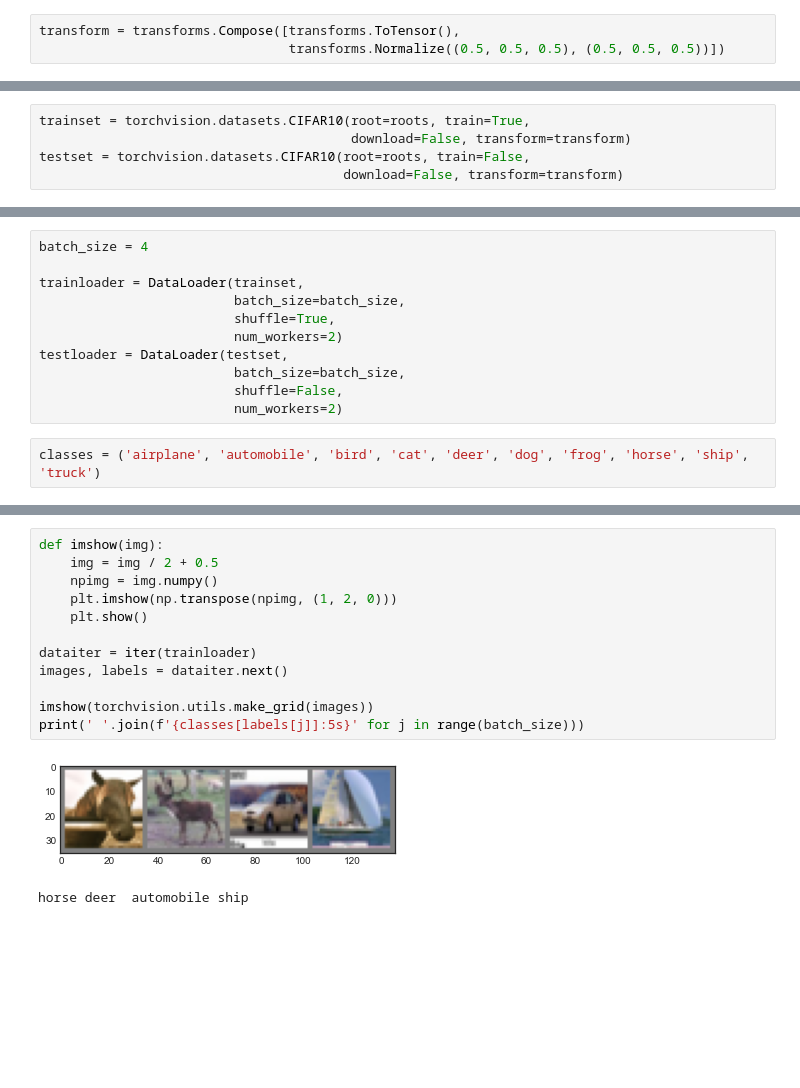
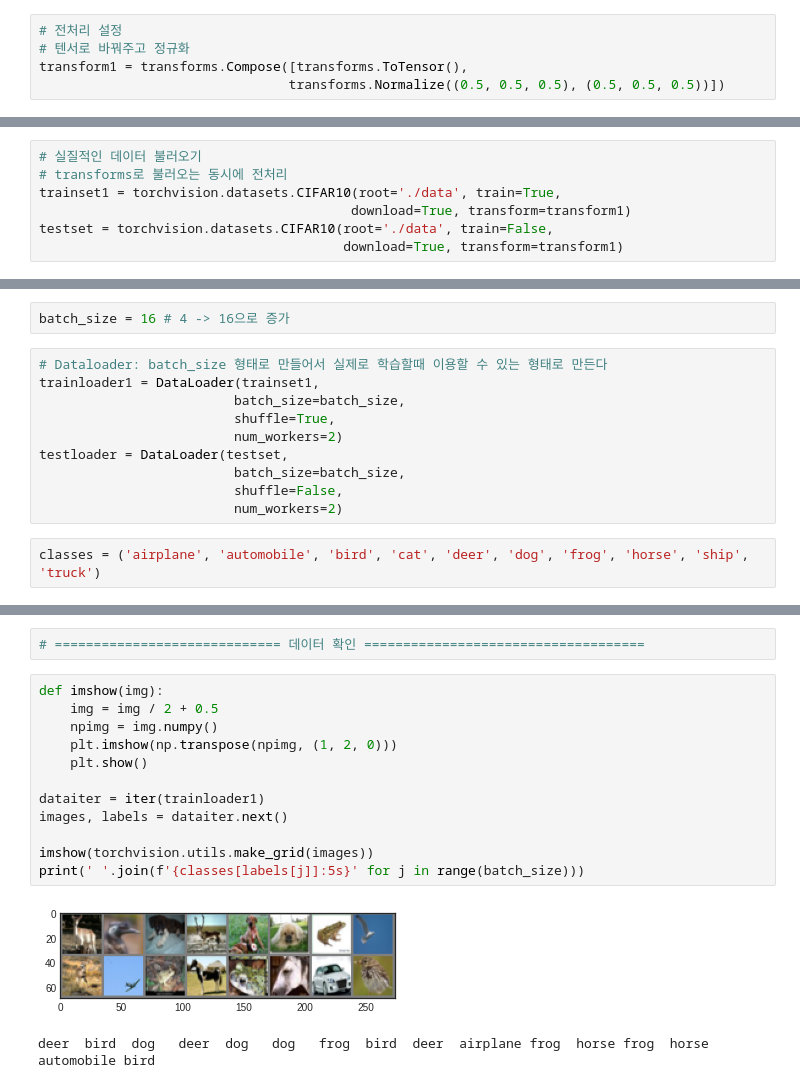
Before and after one commit to chaeminsoo/cifar-10, a Jupyter notebook: cifar_10.ipynb, the cells around one changed output, grey strips where cells are left out. Cells and saved outputs as stored; diff of their text form; blank space fills up the shorter version.

```diff
--- a/cifar_10.ipynb
+++ b/cifar_10.ipynb
@@ -27,4 +36,6 @@ NVIDIA GeForce GTX 1050
 device(type='cuda')
 # %%
-transform = transforms.Compose([transforms.ToTensor(),
+# 전처리 설정
+# 텐서로 바꿔주고 정규화
+transform1 = transforms.Compose([transforms.ToTensor(),
                                 transforms.Normalize((0.5, 0.5, 0.5), (0.5, 0.5, 0.5))])
@@ -33,5 +42,7 @@ roots = 'C:/Users/chica/OneDrive/바탕 화면/it관련/data'#/cifar-10-batches-
 # %%
-trainset = torchvision.datasets.CIFAR10(root=roots, train=True,
-                                        download=False, transform=transform)
-testset = torchvision.datasets.CIFAR10(root=roots, train=False,
-                                       download=False, transform=transform)
+# 실질적인 데이터 불러오기
+# transforms로 불러오는 동시에 전처리
+trainset1 = torchvision.datasets.CIFAR10(root='./data', train=True,
+                                        download=True, transform=transform1)
+testset = torchvision.datasets.CIFAR10(root='./data', train=False,
+                                       download=True, transform=transform1)
@@ -38,7 +52,8 @@ testset = torchvision.datasets.CIFAR10(root=roots, train=False,
+# %%
+batch_size = 16 # 4 -> 16으로 증가
 # %%
-batch_size = 4
-
-trainloader = DataLoader(trainset,
+# Dataloader: batch_size 형태로 만들어서 실제로 학습할때 이용할 수 있는 형태로 만든다
+trainloader1 = DataLoader(trainset1,
                          batch_size=batch_size,
                          shuffle=True,
                          num_workers=2)
@@ -51,15 +86,17 @@ classes = ('airplane', 'automobile', 'bird', 'cat', 'deer', 'dog', 'frog', 'hors
+# %%
+# ============================= 데이터 확인 ====================================
 # %%
 def imshow(img):
     img = img / 2 + 0.5
     npimg = img.numpy()
     plt.imshow(np.transpose(npimg, (1, 2, 0)))
     plt.show()
 
-dataiter = iter(trainloader)
+dataiter = iter(trainloader1)
 images, labels = dataiter.next()
 
 imshow(torchvision.utils.make_grid(images))
 print(' '.join(f'{classes[labels[j]]:5s}' for j in range(batch_size)))
 # %% [output]
-[figure, old version]
+[figure, new version]
-horse deer  automobile ship
+deer  bird  dog   deer  dog   dog   frog  bird  deer  airplane frog  horse frog  horse automobile bird
```
Also changed, not shown: parts of 24 cells of this notebook.
